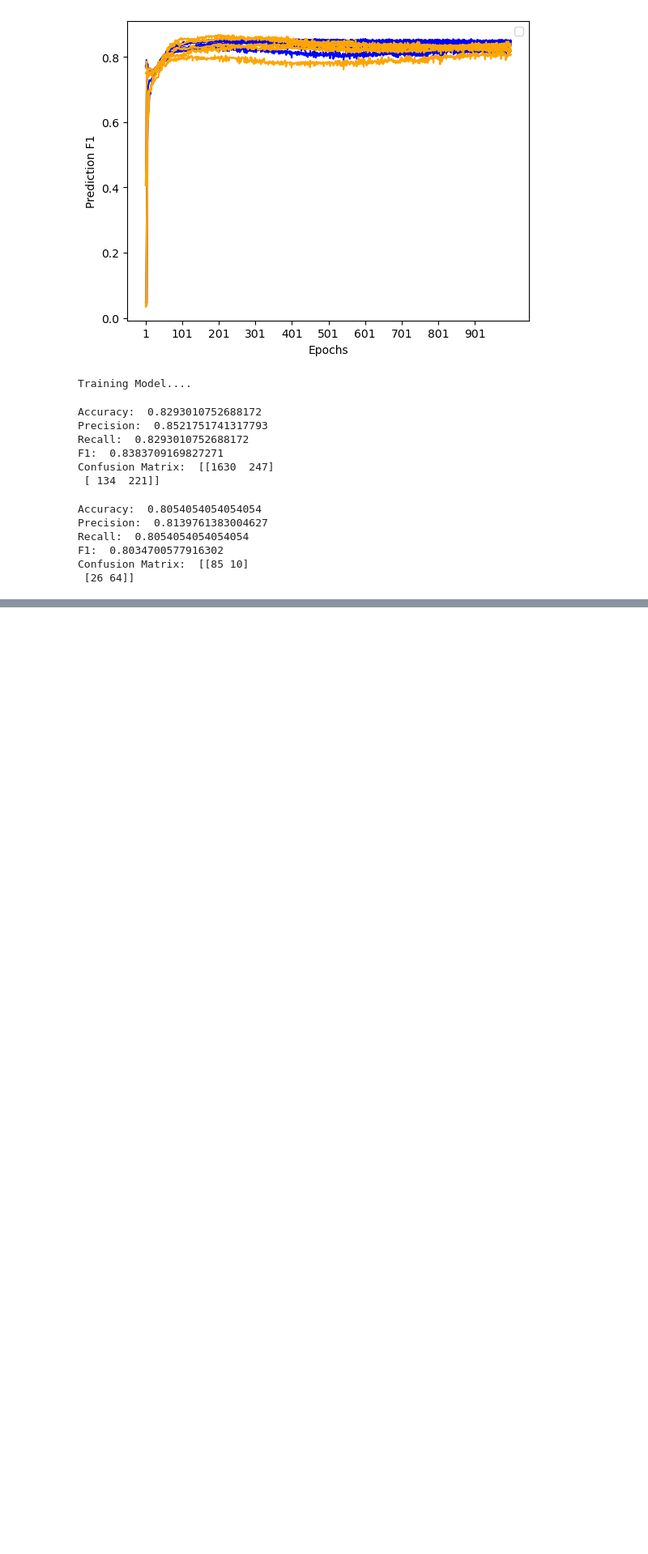
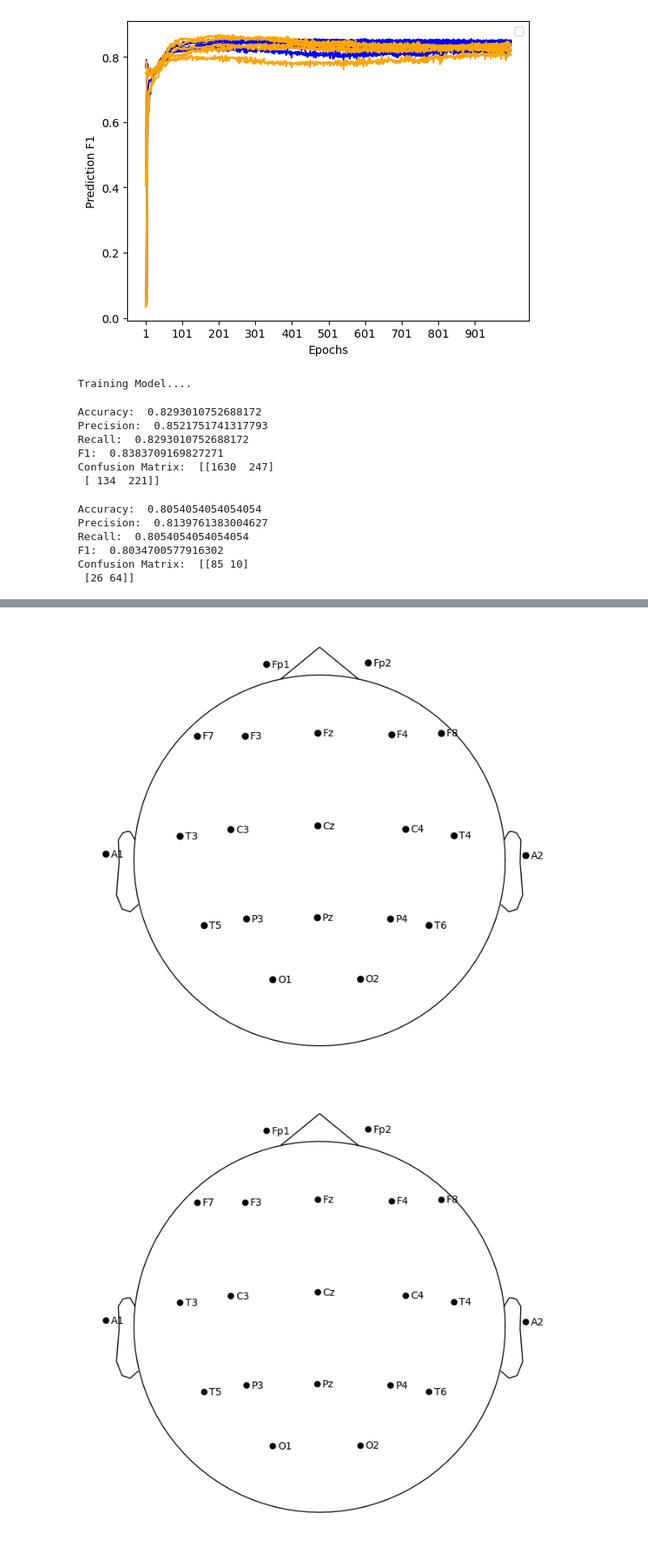
Before and after one commit to mhmdrdwn/EEG-Graph, a Jupyter notebook: graph_gcn_nmt_normal_abnormal.ipynb, the cells around one changed output, grey strips where cells are left out. Shown at 81% size. Saved outputs shown, nothing was run; the diff lists cells and outputs as text; code cells hidden in the pictures; blank space fills up the shorter version.

```diff
--- a/graph_gcn_nmt_normal_abnormal.ipynb
+++ b/graph_gcn_nmt_normal_abnormal.ipynb
@@ -26,6 +26,7 @@ data = mne.io.read_raw(file, verbose=False, preload=True)
 
 data.filter(l_freq=0.5, h_freq=40, verbose=False)#.resample(sfreq=100)
 data = mne.make_fixed_length_epochs(data, duration=1, overlap=0, verbose=False)
+ch_names = data.ch_names
 data = data.get_data()
 data.shape
 # %% [output]
@@ -1003,0 +1077,23 @@ KeyboardInterrupt:
+# %%
+# Form the 10-20 montage
+mont1020 = mne.channels.make_standard_montage('standard_1020')
+# Choose what channels you want to keep
+# Make sure that these channels exist e.g. T1 does not exist in the standard 10-20 EEG system!
+kept_channels = ch_names
+ind = []
+kept_channels = [ch.lower() for ch in kept_channels]
+for i, channel in enumerate(mont1020.ch_names):
+    if channel.lower() in kept_channels:
+        ind.append(i)
+#ind = [i for (i, channel) in enumerate(mont1020.ch_names) if channel in kept_channels]
+mont1020_new = mont1020.copy()
+# Keep only the desired channels
+mont1020_new.ch_names = [mont1020.ch_names[x] for x in ind]
+kept_channel_info = [mont1020.dig[x+3] for x in ind]
+# Keep the first three rows as they are the fiducial points information
+mont1020_new.dig = mont1020.dig[0:3]+kept_channel_info
+#mont1020.plot()
+mont1020_new.plot()
+# %% [output]
+[figure, added]
+[figure, added]
```
Also changed, not shown: parts of 16 cells of this notebook.
